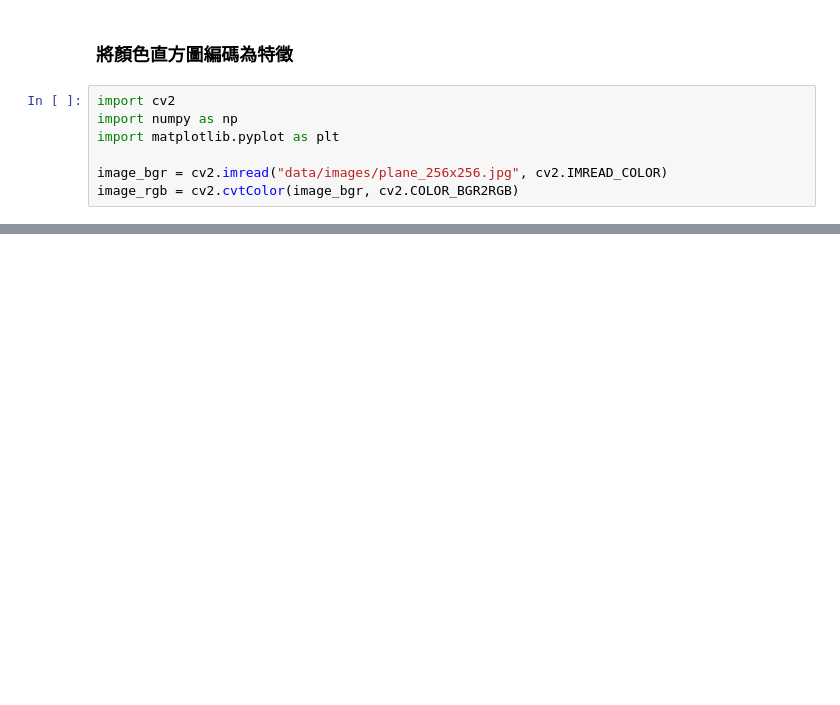
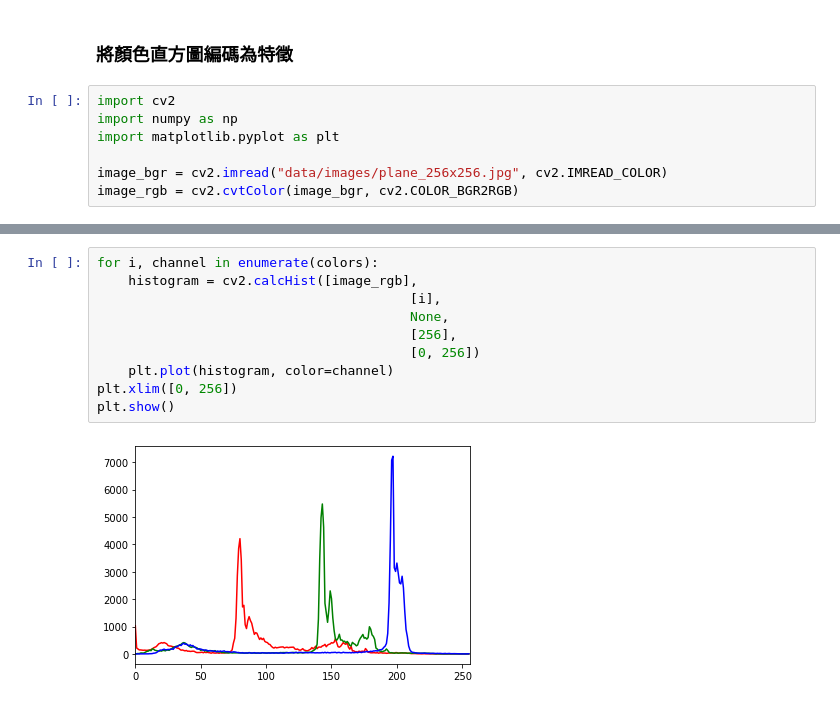
Before and after one commit to sychen6192/python_notes, a Jupyter notebook: 錦囊妙計ch7~ch8.ipynb, the cells around one changed output, grey strips where cells are left out. Saved outputs shown, nothing was run; the diff lists cells and outputs as text; blank space fills up the shorter version.

```diff
--- a/錦囊妙計ch7~ch8.ipynb
+++ b/錦囊妙計ch7~ch8.ipynb
@@ -792,0 +821,12 @@ colors = ("r", "g", "b")
+# %%
+for i, channel in enumerate(colors):
+    histogram = cv2.calcHist([image_rgb],
+                                        [i],
+                                        None,
+                                        [256],
+                                        [0, 256])
+    plt.plot(histogram, color=channel)
+plt.xlim([0, 256])
+plt.show()
+# %% [output]
+[figure, added]
```
Also changed, not shown: parts of 5 cells of this notebook, 1 other file.
